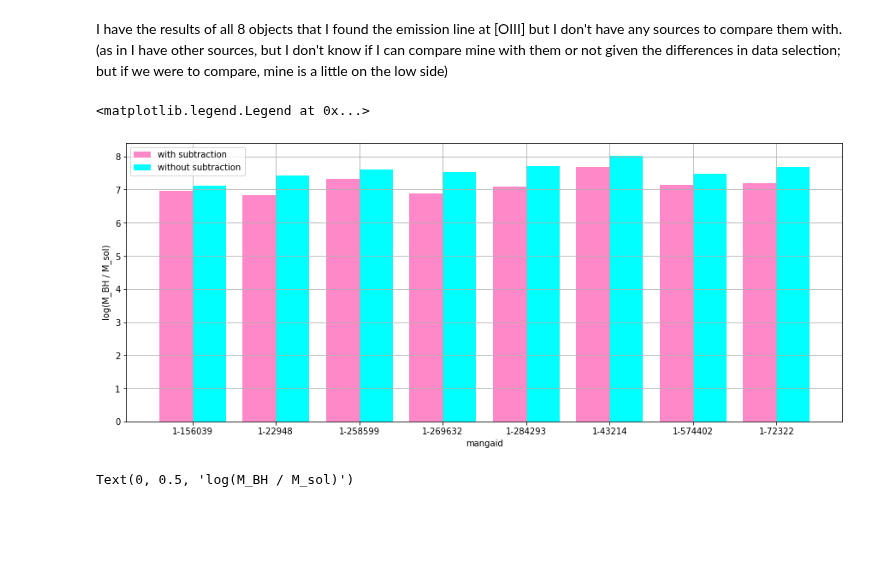
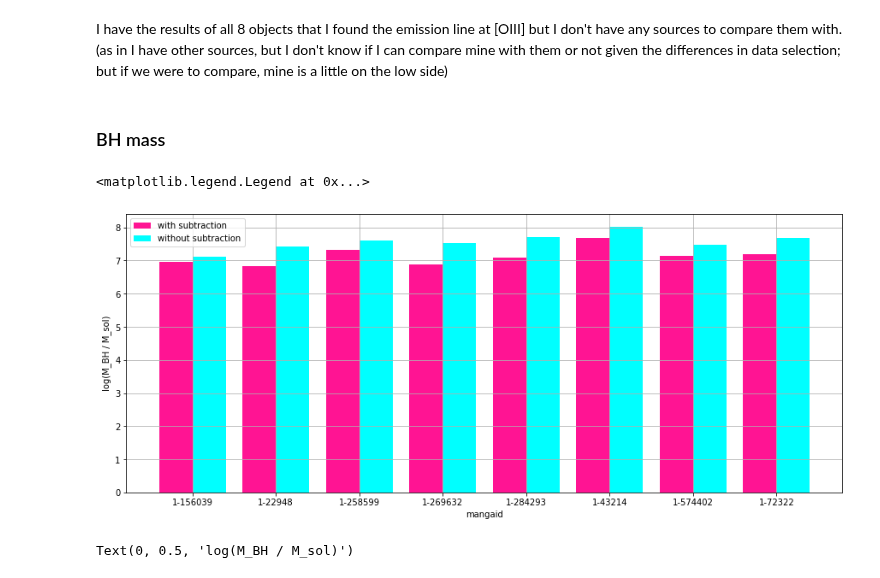
Before and after one commit to Natacha-U/Snr-Prj, a Jupyter notebook: Display_Results.ipynb, the cells around one changed output. Cells and saved outputs as stored; diff of their text form; code cells hidden in the pictures; blank space fills up the shorter version.

```diff
--- a/Display_Results.ipynb
+++ b/Display_Results.ipynb
@@ -13,17 +20,19 @@ x = [1,2,3,4,5,6,7,8]
 # %%
 x_axis = np.arange(len(mangaid))
+# %% [markdown]
+### BH mass
 # %%
 plt.figure(figsize = (15, 6))
 plt.grid()
 plt.xlabel('mangaid')
 plt.ylabel('log(M_BH / M_sol)')
-plt.bar(x_axis - 0.2, BHM, 0.4, color = 'deeppink', alpha = 0.5, label = 'with subtraction')
+plt.bar(x_axis - 0.2, BHM, 0.4, color = 'deeppink', label = 'with subtraction')
 plt.bar(x_axis + 0.2, BHM_without_subtract, 0.4, color = 'cyan', label = 'without subtraction')
 plt.xticks(x_axis, mangaid)
 plt.legend()
 # %% [output]
 <matplotlib.legend.Legend at 0x...>
-[figure, old version]
+[figure, new version]
 # %%
 plt.figure(figsize = (15,7))
 plt.grid()
```
Also changed, not shown: parts of 6 cells of this notebook.
